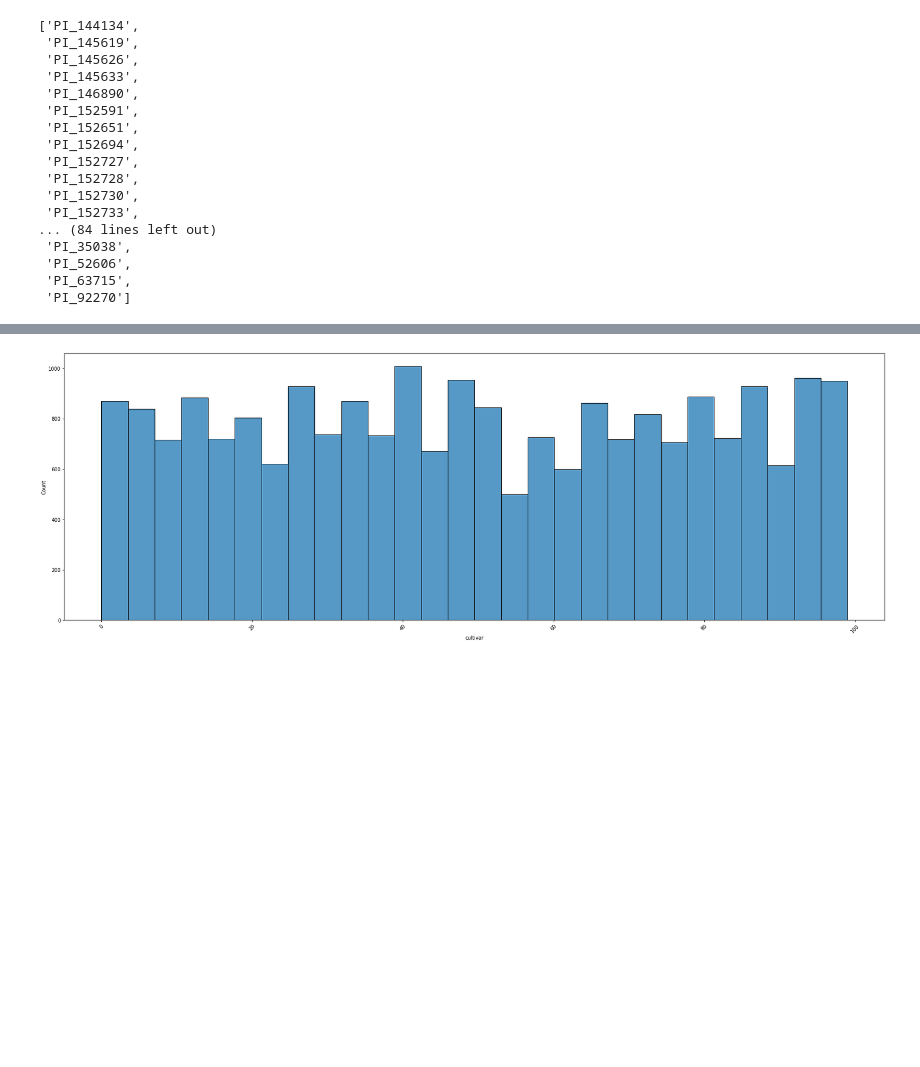
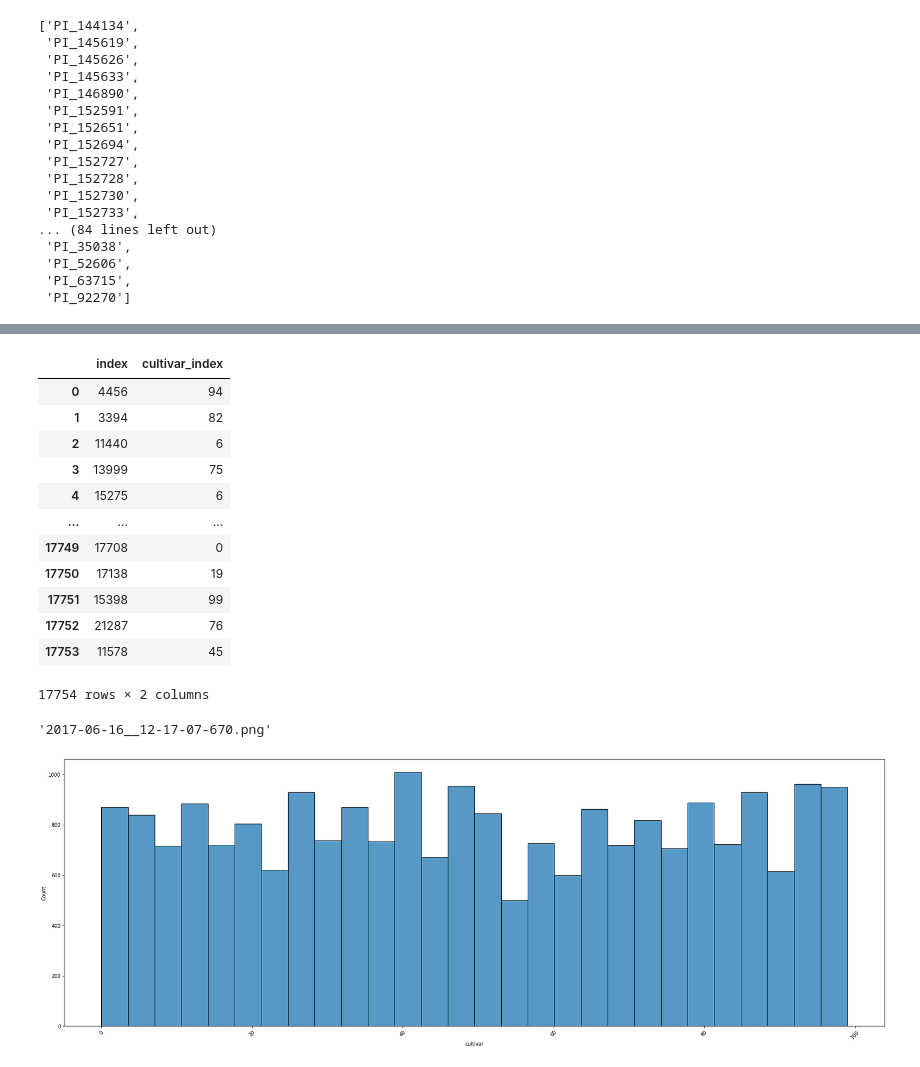
Before and after one commit to annabelng/convnet_crops, a Jupyter notebook: preprocessing.ipynb, the cells around one changed output, grey strips where cells are left out. Saved outputs shown, nothing was run; the diff lists cells and outputs as text; code cells hidden in the pictures; blank space fills up the shorter version.

```diff
--- a/preprocessing.ipynb
+++ b/preprocessing.ipynb
@@ -77,7 +77,31 @@ labels
+# %%
+y_train = y_train.drop
+# %% [output]
+|  | index | cultivar_index |
+| 0 | 4456 | 94 |
+| 1 | 3394 | 82 |
+| 2 | 11440 | 6 |
+| 3 | 13999 | 75 |
+| 4 | 15275 | 6 |
+| ... | ... | ... |
+| 17749 | 17708 | 0 |
+| 17750 | 17138 | 19 |
+| 17751 | 15398 | 99 |
+| 17752 | 21287 | 76 |
+| 17753 | 11578 | 45 |
+17754 rows × 2 columns
 # %%
 # training and validation split 80/20
 from sklearn.model_selection import train_test_split
 X_train, X_test, y_train, y_test = train_test_split(train_cultivar['image'],train_cultivar["cultivar_index"], test_size = 0.2)
+
+X_train = X_train.reset_index(drop=True)
+X_test = X_test.reset_index(drop=True)
+y_train = y_train.reset_index(drop=True)
+y_test = y_test.reset_index(drop=True)
+X_train[0]
+# %% [output]
+'2017-06-16__12-17-07-670.png'
 # %%
 a=pd.DataFrame({'cultivar':train_cultivar['cultivar_index']})
 plt.figure(figsize=(30,10))
```
Also changed, not shown: parts of 13 cells of this notebook.
